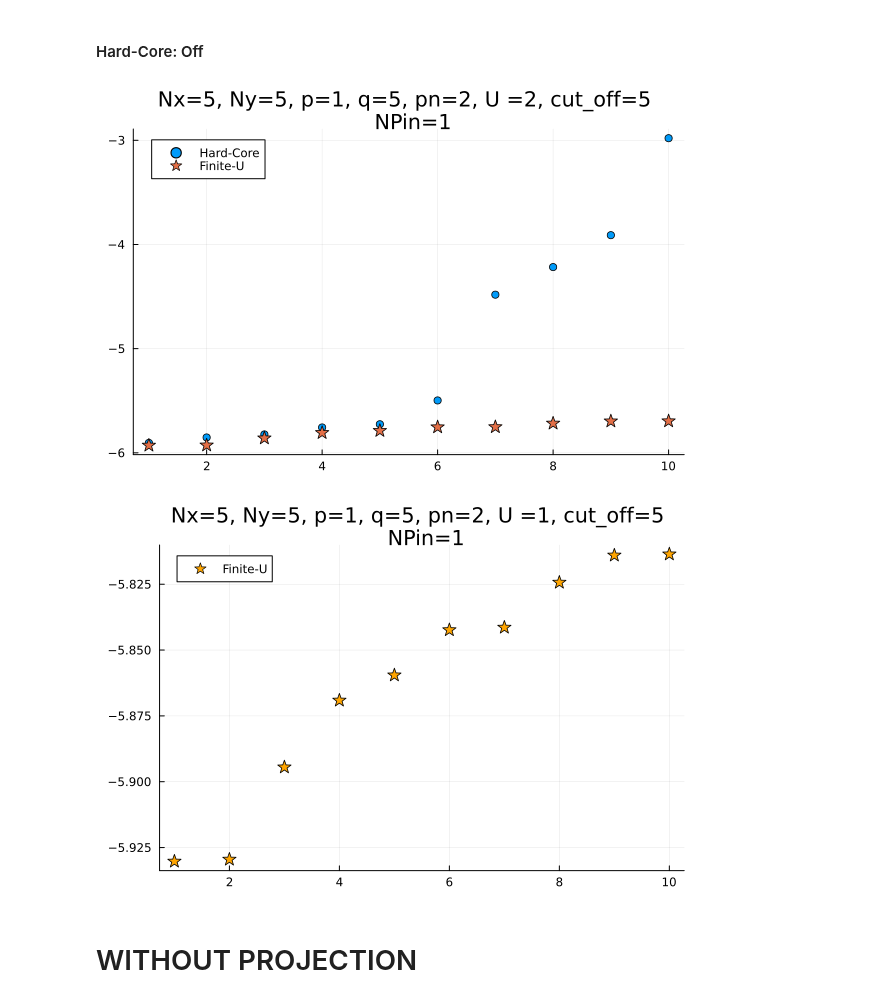
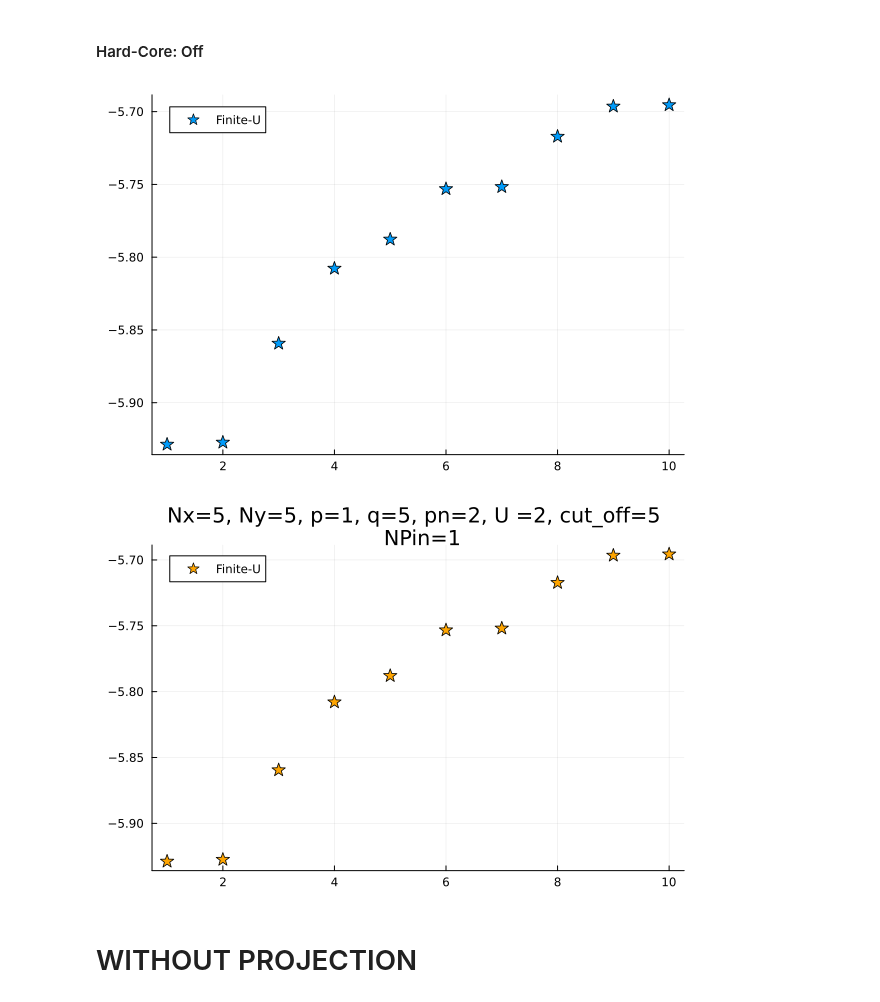
Before and after one commit to Umut-Can-Physics/Kagome-Lattice, a Jupyter notebook: Hofstadter-KM-Kagome/Many-Body/Hofstadter/Hofstadter_Impurity.ipynb, the cells around one changed output. Cells and saved outputs as stored; diff of their text form; code cells hidden in the pictures.

```diff
--- a/Hofstadter-KM-Kagome/Many-Body/Hofstadter/Hofstadter_Impurity.ipynb
+++ b/Hofstadter-KM-Kagome/Many-Body/Hofstadter/Hofstadter_Impurity.ipynb
@@ -72,7 +73,7 @@ scatter(ϵ_proj_hard_core)
 #### Hard-Core: Off
 # %%
 HardCore = false
-HHubbard, P, Pt, basis_cut_mb = H_Hubbard_Projection(N, pn, matrix, Cut_Off, HardCore)
+HHubbard, P, Pt, basis_cut_mb, _ = H_Hubbard_Projection(N, pn, U, matrix, Cut_Off, HardCore)
 
 num_sub_list = get_num_sub_list(N_Site, P, Pt)
 basis_cut_sp = NLevelBasis(Cut_Off)
@@ -82,19 +83,21 @@ Impurity_H = Imp_H(Sub_Number_MB_Operator_List, Impurity_Data, Vrand);
 # %%
 Total_H = HHubbard + Impurity_H;
 # %%
-ϵ_proj_finite, λ_proj_finite = eigenstates(Total_H);
+ϵ_proj_finite, λ_proj_finite = eigenstates(dense(Total_H));
 # %%
 n = 1
 m = 10
 
-scatter(ϵ_proj_hard_core[n:m],label="Hard-Core",title="Nx=$(Nx), Ny=$(Ny), p=$(p), q=$(q), pn=$(pn), U =$(U), cut_off=$(Cut_Off) \n NPin=$(NPin)")
+#scatter(ϵ_proj_hard_core[n:m],label="Hard-Core",title="Nx=$(Nx), Ny=$(Ny), p=$(p), q=$(q), pn=$(pn), U =$(U), cut_off=$(Cut_Off) \n NPin=$(NPin)")
 scatter!(ϵ_proj_finite[n:m], markershape=:star,markersize=7, label="Finite-U")
 # %% [output]
-[figure, old version]
+[figure, new version]
 # %%
+n = 1
+m = 10
 scatter(ϵ_proj_finite[n:m], markershape=:star,markersize=7, color=:orange, label="Finite-U",title="Nx=$(Nx), Ny=$(Ny), p=$(p), q=$(q), pn=$(pn), U =$(U), cut_off=$(Cut_Off) \n NPin=$(NPin)")
 # %% [output]
-[figure, old version]
+[figure, new version]
 # %% [markdown]
 # WITHOUT PROJECTION
 # %% [markdown]
```
Also changed, not shown: parts of 5 cells of this notebook, 6 other files.
